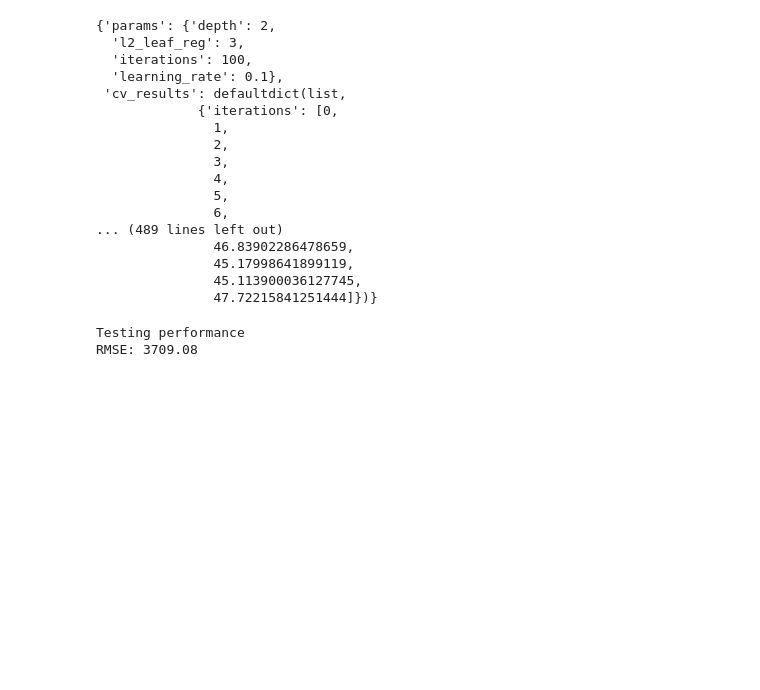
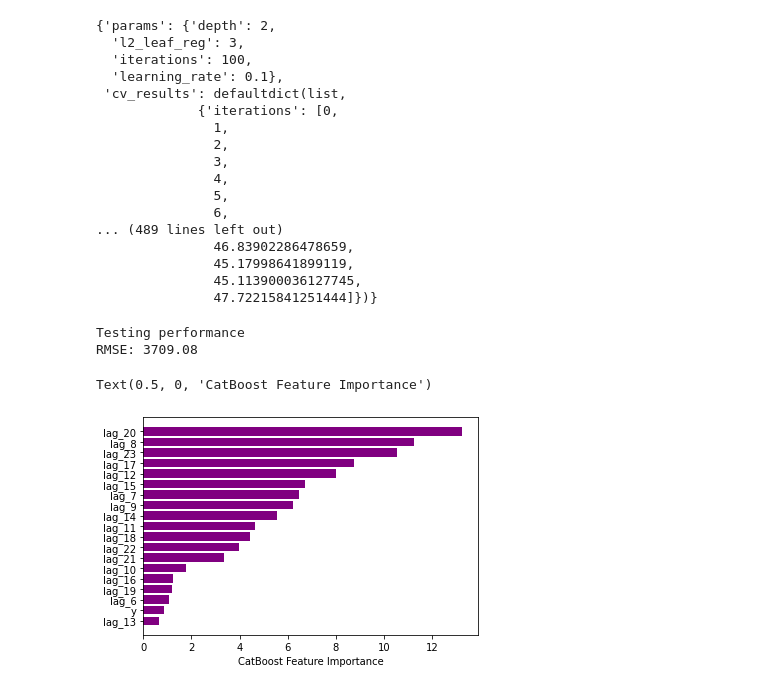
Before and after one commit to wessware/time_series_forecasting_linear_ml_models, a Jupyter notebook: catboost-regressor.ipynb, the cells around one changed output. Cells and saved outputs as stored; diff of their text form; code cells hidden in the pictures; blank space fills up the shorter version.

Commit message:
catboost feature importance

```diff
--- a/catboost-regressor.ipynb
+++ b/catboost-regressor.ipynb
@@ -144,3 +144,14 @@ print("RMSE: {:.2f}".format(rmse))
 # %% [output]
 Testing performance
 RMSE: 3709.08
+# %%
+sorted_feature_importance = cb_model.feature_importances_.argsort()
+
+plt.barh(data.columns[sorted_feature_importance],
+        cb_model.feature_importances_[sorted_feature_importance],
+        color='purple')
+
+plt.xlabel("CatBoost Feature Importance")
+# %% [output]
+Text(0.5, 0, 'CatBoost Feature Importance')
+[figure, added]
```
Also changed, not shown: parts of 1 cell of this notebook.
